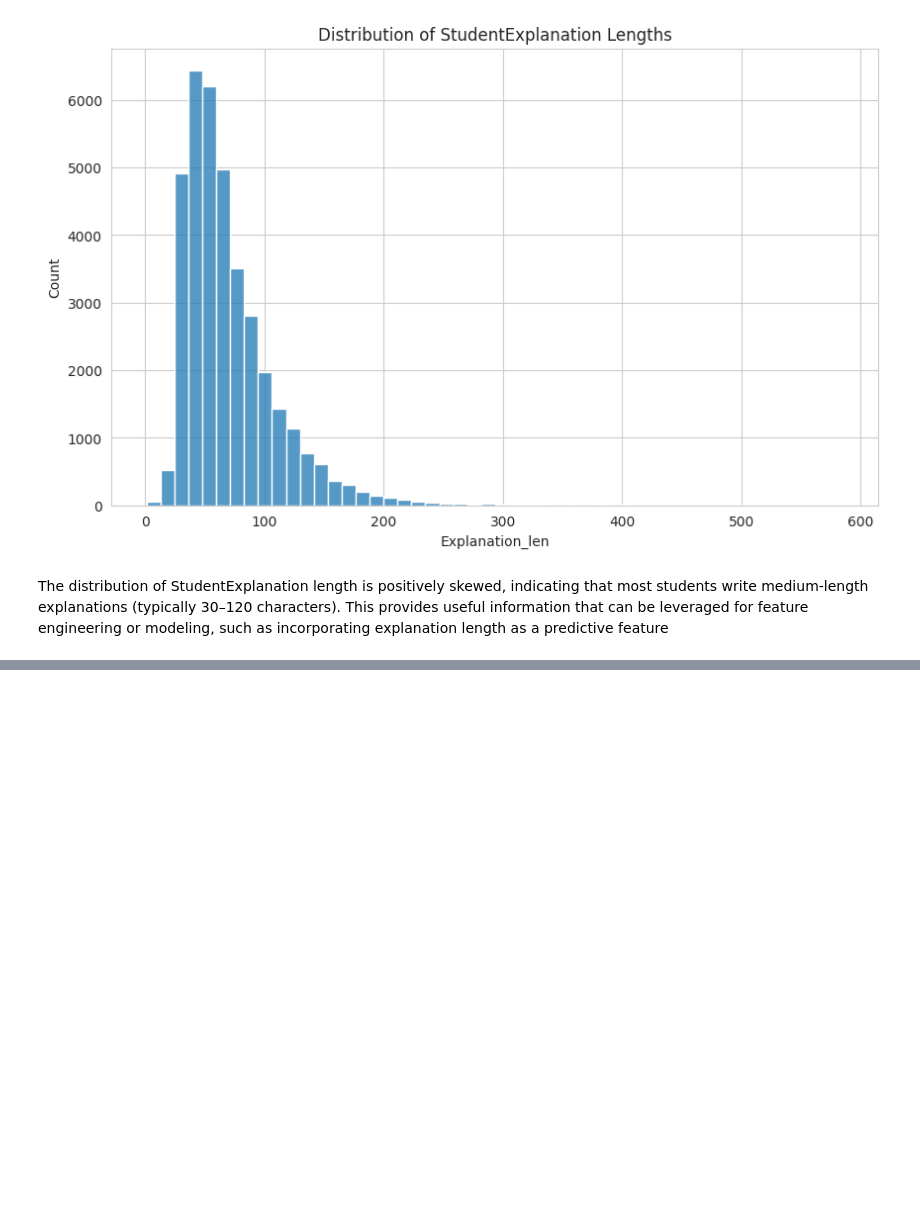
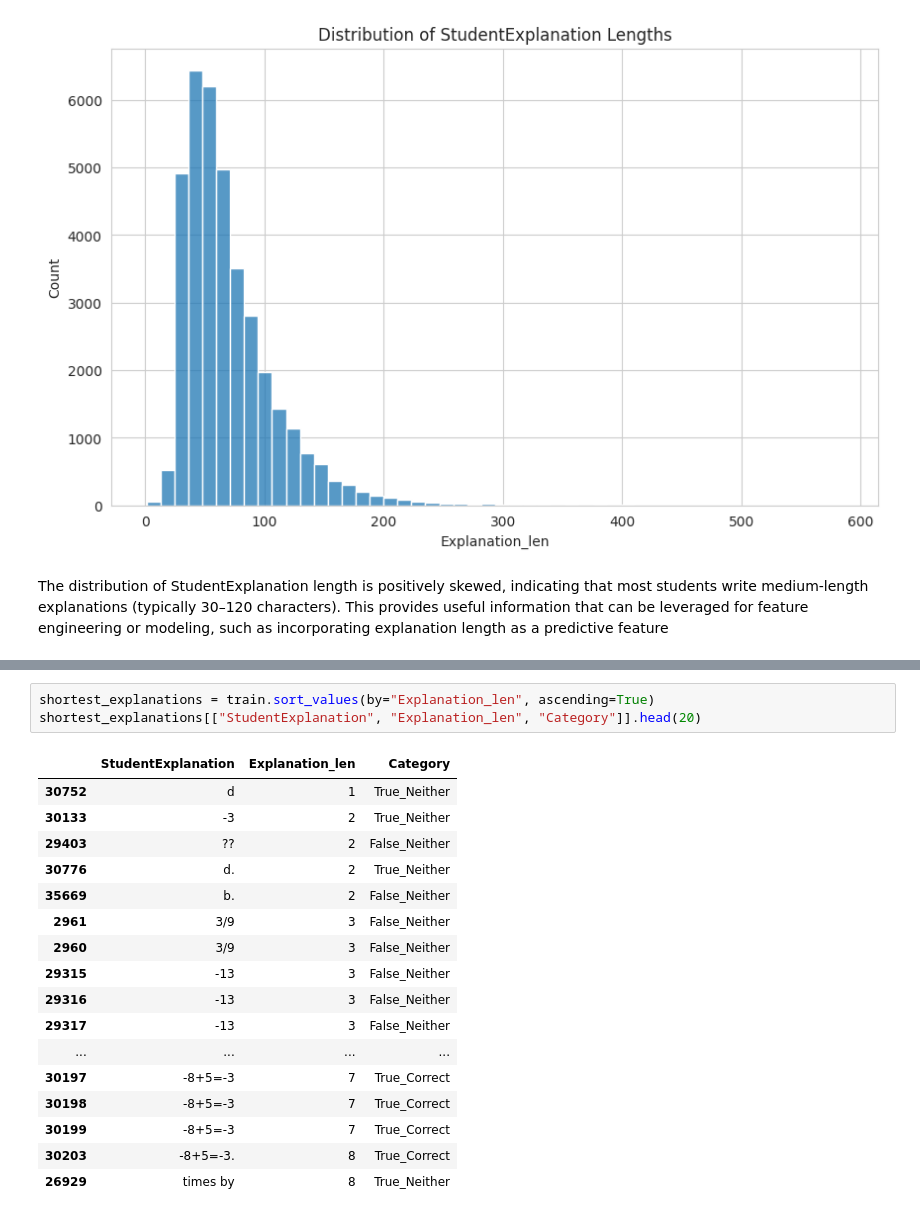
Before and after one commit to assil-barhoumi/Math_misconceptions_prediction, a Jupyter notebook: student-math-misunderstandings.ipynb, the cells around one changed output, grey strips where cells are left out. Saved outputs shown, nothing was run; the diff lists cells and outputs as text; blank space fills up the shorter version.

```diff
--- a/student-math-misunderstandings.ipynb
+++ b/student-math-misunderstandings.ipynb
@@ -268,0 +296,21 @@ This provides useful information that can be leveraged for feature engineering o
+# %%
+shortest_explanations = train.sort_values(by="Explanation_len", ascending=True)
+shortest_explanations[["StudentExplanation", "Explanation_len", "Category"]].head(20)
+# %% [output]
+|  | StudentExplanation | Explanation_len | Category |
+| 30752 | d | 1 | True_Neither |
+| 30133 | -3 | 2 | True_Neither |
+| 29403 | ?? | 2 | False_Neither |
+| 30776 | d. | 2 | True_Neither |
+| 35669 | b. | 2 | False_Neither |
+| 2961 | 3/9 | 3 | False_Neither |
+| 2960 | 3/9 | 3 | False_Neither |
+| 29315 | -13 | 3 | False_Neither |
+| 29316 | -13 | 3 | False_Neither |
+| 29317 | -13 | 3 | False_Neither |
+| ... | ... | ... | ... |
+| 30197 | -8+5=-3 | 7 | True_Correct |
+| 30198 | -8+5=-3 | 7 | True_Correct |
+| 30199 | -8+5=-3 | 7 | True_Correct |
+| 30203 | -8+5=-3. | 8 | True_Correct |
+| 26929 | times by | 8 | True_Neither |
```
Also changed, not shown: parts of 12 cells of this notebook.
